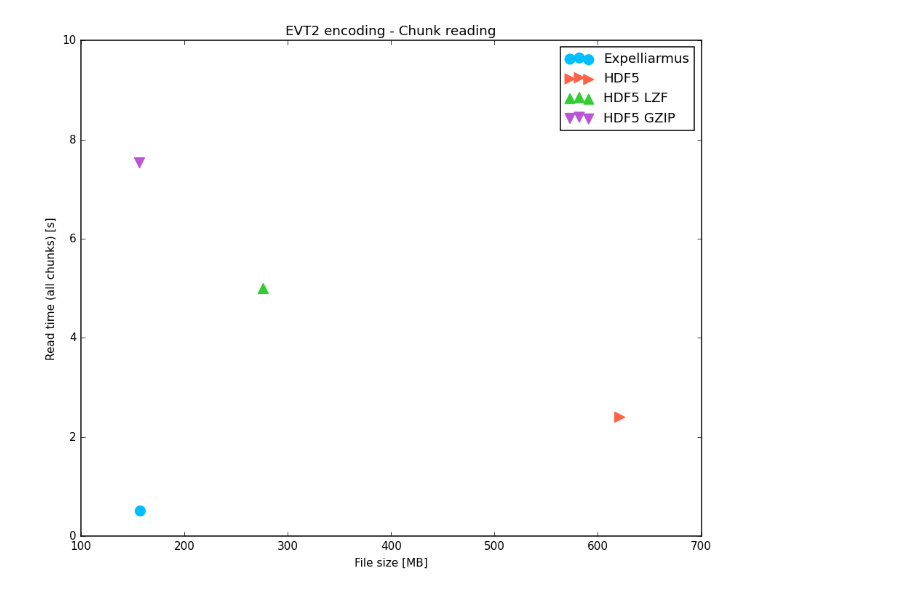
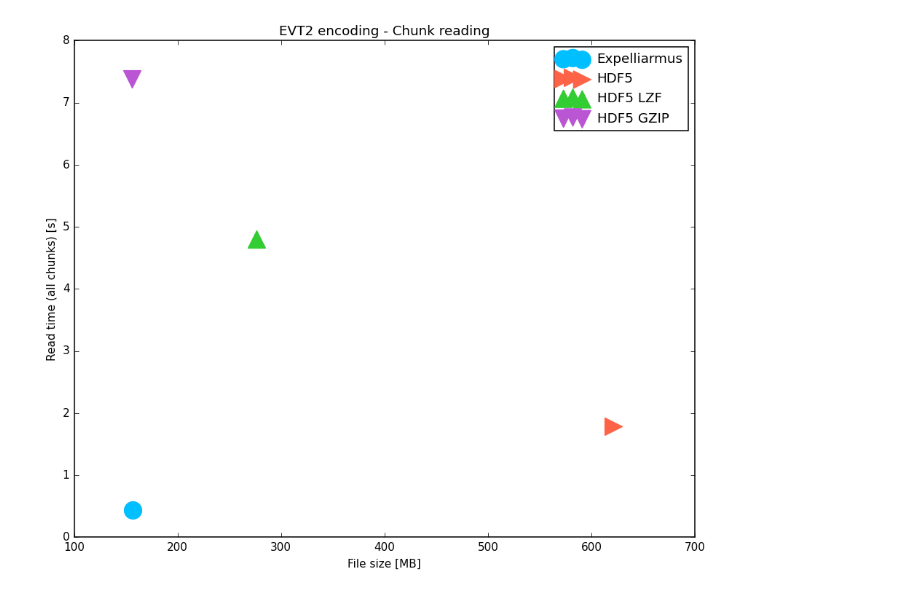
Before and after one commit to open-neuromorphic/expelliarmus, a Jupyter notebook: docs/benchmarking/script.ipynb, the cells around one changed output. Cells and saved outputs as stored; diff of their text form; code cells hidden in the pictures.

```diff
--- a/docs/benchmarking/script.ipynb
+++ b/docs/benchmarking/script.ipynb
@@ -6,7 +6,7 @@ import numpy as np
 import timeit
 import requests
 
-FIRST_RUN = True
-REPEAT = 5
+FIRST_RUN = False
+REPEAT = 100
 # %%
 def get_diff_perc_str(ref, val):
@@ -516,54 +279,26 @@ plt.show()
 # %%
 plt.figure(figsize=(10, 8), dpi=110)
-plt.ylim(bottom=0, top=10)
+plt.ylim(bottom=0, top=8)
 plt.xlabel("File size [MB]")
 plt.ylabel("Read time (all chunks) [s]")
 plt.title("EVT2 encoding - Chunk reading")
 
 # Expelliarmus
-exp = plt.scatter(
-    data["expelliarmus"]["evt2"]["fsize"],
-    data["expelliarmus"]["evt2"]["chunk_read"],
-    marker="o",
-    s=80,
-    color="deepskyblue",
-)
+exp = plt.scatter(data["expelliarmus"]["evt2"]["fsize"], data["expelliarmus"]["evt2"]["chunk_read"], marker="o", s=240, color="deepskyblue")
 
 # HDF5
-hdf5 = plt.scatter(
-    data["hdf5"]["evt2"]["fsize"],
-    data["hdf5"]["evt2"]["chunk_read"],
-    marker=">",
-    s=80,
-    color="tomato",
-)
+hdf5 = plt.scatter(data["hdf5"]["evt2"]["fsize"], data["hdf5"]["evt2"]["chunk_read"], marker=">", s=240, color="tomato")
 
 # HDF5 LZF
-hdf5_lzf = plt.scatter(
-    data["hdf5_lzf"]["evt2"]["fsize"],
-    data["hdf5_lzf"]["evt2"]["chunk_read"],
-    marker="^",
-    s=80,
-    color="limegreen",
-)
+hdf5_lzf = plt.scatter(data["hdf5_lzf"]["evt2"]["fsize"], data["hdf5_lzf"]["evt2"]["chunk_read"], marker="^", s=240, color="limegreen")
 
 # HDF5 GZIP
-hdf5_gzip = plt.scatter(
-    data["hdf5_gzip"]["evt2"]["fsize"],
-    data["hdf5_gzip"]["evt2"]["chunk_read"],
-    marker="v",
-    s=80,
-    color="mediumorchid",
-)
+hdf5_gzip = plt.scatter(data["hdf5_gzip"]["evt2"]["fsize"], data["hdf5_gzip"]["evt2"]["chunk_read"], marker="v", s=240, color="mediumorchid")
 
-plt.legend(
-    (exp, hdf5, hdf5_lzf, hdf5_gzip),
-    ("Expelliarmus", "HDF5", "HDF5 LZF", "HDF5 GZIP"),
-    loc="upper right",
-)
+plt.legend((exp, hdf5, hdf5_lzf, hdf5_gzip), ("Expelliarmus", "HDF5", "HDF5 LZF", "HDF5 GZIP"), loc="upper right")
 plt.show()
 # %% [output]
-[figure, old version]
+[figure, new version]
 # %%
 plt.figure(figsize=(10, 8), dpi=110)
 plt.ylim(bottom=0, top=27)
```
Also changed, not shown: parts of 11 cells of this notebook, 4 other files.
